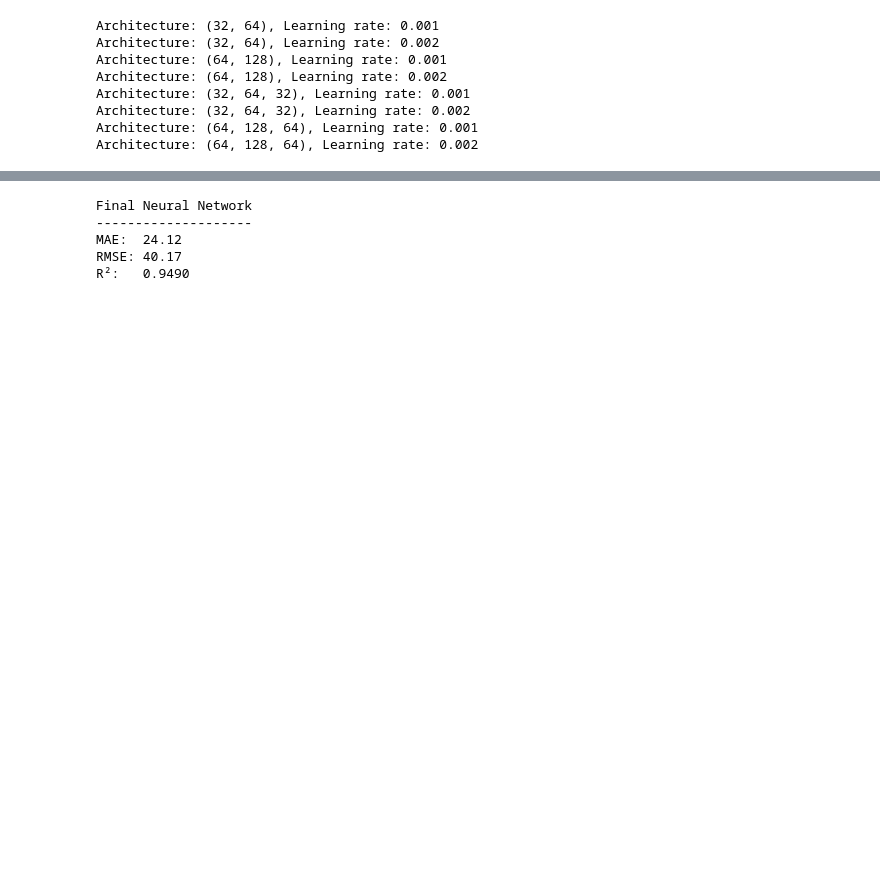
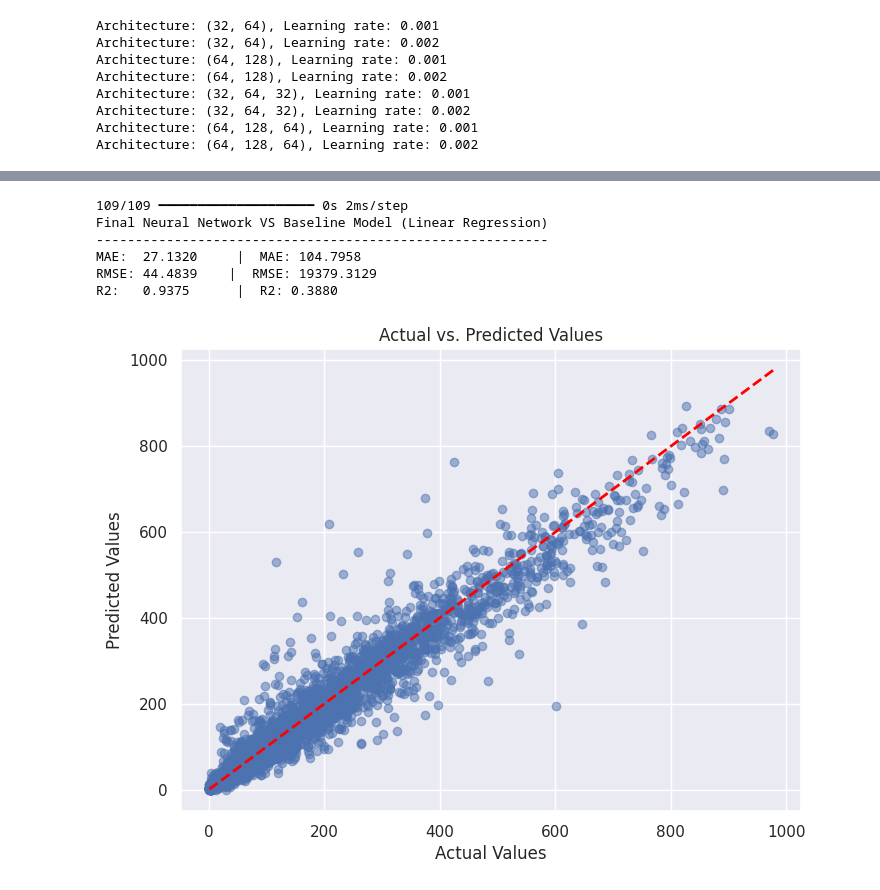
Before and after one commit to philipkling/AH2179_course_labs, a Jupyter notebook: Exercise_7_Neural_networks/Exercise7_Neural_Networks_2.ipynb, the cells around one changed output, grey strips where cells are left out. Cells and saved outputs as stored; diff of their text form; code cells hidden in the pictures; blank space fills up the shorter version.

```diff
--- a/Exercise_7_Neural_networks/Exercise7_Neural_Networks_2.ipynb
+++ b/Exercise_7_Neural_networks/Exercise7_Neural_Networks_2.ipynb
@@ -794,40 +804,38 @@ final_model, final_history, final_val_mae = train_model(
 # %%
-from sklearn.metrics import (
-    mean_absolute_error,
-    mean_squared_error,
-    r2_score
-)
+from sklearn.metrics import mean_absolute_error, mean_squared_error, r2_score
 
-y_pred = final_model.predict(
-    X_test_scaled,
-    verbose=0
-).flatten()
+y_pred = model.predict(X_test_scaled)
 
-mae = mean_absolute_error(
-    y_test,
-    y_pred
-)
+mae = mean_absolute_error(y_test, y_pred)
+rmse = np.sqrt(mean_squared_error(y_test, y_pred))
+r2 = r2_score(y_test, y_pred)
 
-rmse = np.sqrt(
-    mean_squared_error(
-        y_test,
-        y_pred
-    )
-)
-
-r2 = r2_score(
-    y_test,
-    y_pred
-)
-
-print("Final Neural Network")
-print("--------------------")
-print(f"MAE:  {mae:.2f}")
-print(f"RMSE: {rmse:.2f}")
-print(f"R²:   {r2:.4f}")
+print("Final Neural Network VS Baseline Model (Linear Regression)")
+print("----------------------------------------------------------")
+print(f"MAE:  {mae:.4f}     |  MAE: {mae_lr:.4f}")
+print(f"RMSE: {rmse:.4f}    |  RMSE: {rmse_lr:.4f}")
+print(f"R2:   {r2:.4f}      |  R2: {r2_lr:.4f}")
 # %% [output]
-Final Neural Network
---------------------
-MAE:  24.12
-RMSE: 40.17
-R²:   0.9490
+109/109 ━━━━━━━━━━━━━━━━━━━━ 0s 2ms/step
+Final Neural Network VS Baseline Model (Linear Regression)
+----------------------------------------------------------
+MAE:  27.1320     |  MAE: 104.7958
+RMSE: 44.4839    |  RMSE: 19379.3129
+R2:   0.9375      |  R2: 0.3880
+# %%
+ # Create a scatter plot to visualize the relationship
+plt.figure(figsize=(8, 6))
+plt.scatter(y_test, y_pred, alpha=0.5)  # Plot actual vs. predicted values
+
+# Add labels and title
+plt.xlabel("Actual Values")
+plt.ylabel("Predicted Values")
+plt.title("Actual vs. Predicted Values")
+
+# Add a diagonal line for reference (perfect predictions)
+plt.plot([min(y_test), max(y_test)], [min(y_test), max(y_test)], linestyle='--', color='red', lw=2)
+
+# Show the plot
+plt.show()
+# %% [output]
+[figure, added]
```
Also changed, not shown: parts of 25 cells of this notebook.
